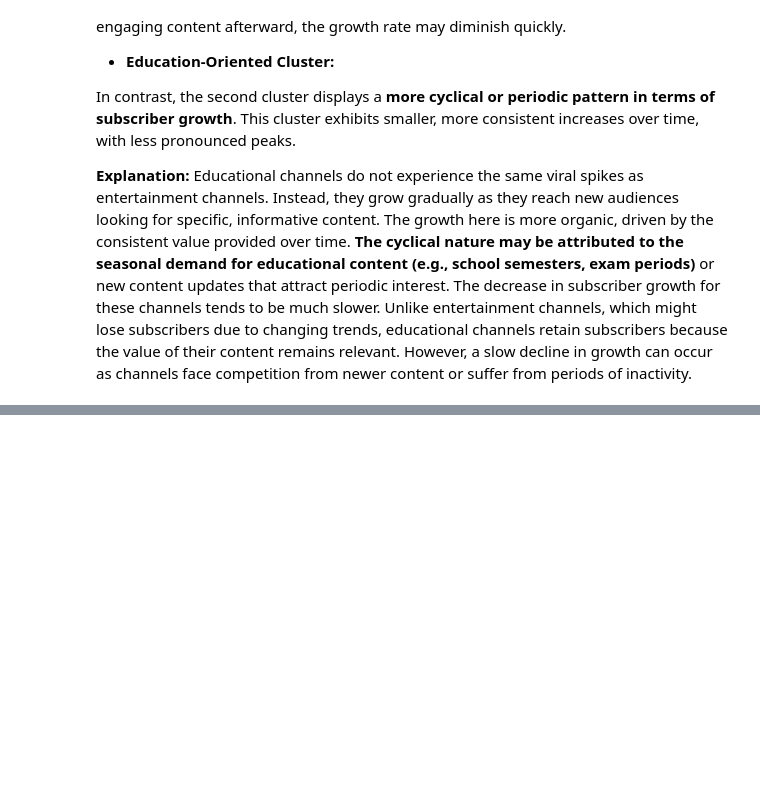
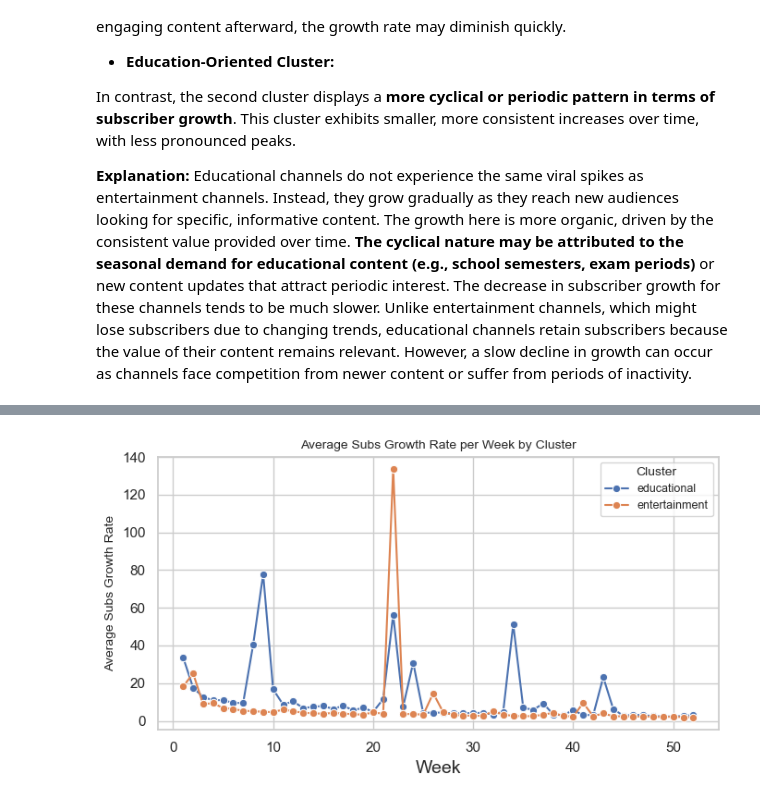
Before and after one commit to epfl-ada/ada-2024-project-grenobelgium, a Jupyter notebook: results.ipynb, the cells around one changed output, grey strips where cells are left out. Drawn from its saved outputs; the diff is of its cells as text; code cells hidden in the pictures; blank space fills up the shorter version.

```diff
--- a/results.ipynb
+++ b/results.ipynb
@@ -1044,0 +1079,5 @@ In contrast, the second cluster displays a **more cyclical or periodic pattern i
+# %%
+# Comparison of the typical subs growth between the clusters
+plot_generation.plot_average_per_week(df, metric='subs')
+# %% [output]
+[figure, added]
```
Also changed, not shown: parts of 23 cells of this notebook, 4 other files.
